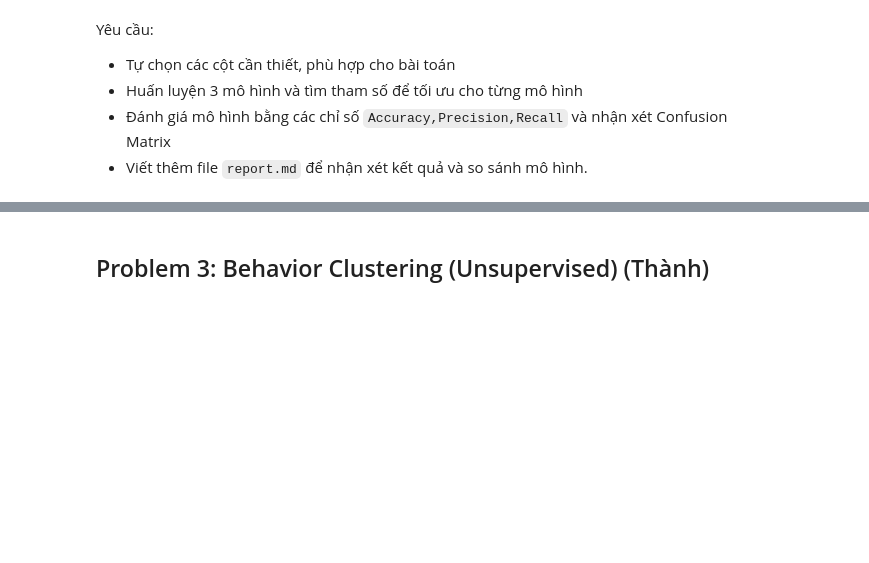
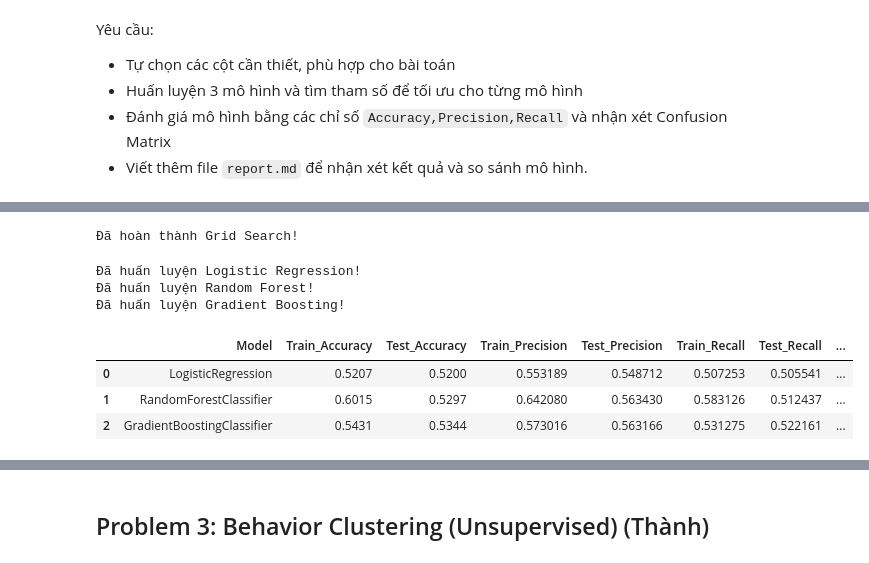
Before and after one commit to MEdan-US/Mini-Project, a Jupyter notebook: mini_project.ipynb, the cells around one changed output, grey strips where cells are left out. Saved outputs shown, nothing was run; the diff lists cells and outputs as text; code cells hidden in the pictures; blank space fills up the shorter version.

```diff
--- a/mini_project.ipynb
+++ b/mini_project.ipynb
@@ -914,0 +958,46 @@ Yêu cầu:
+# %%
+
+log_param_grid = {
+    'C': [0.1, 1, 10],
+    'solver': ['lbfgs', 'liblinear']
+}
+log_grid = GridSearchCV(LogisticRegression(max_iter=1000, random_state=42), log_param_grid, cv=5, scoring='f1_macro', n_jobs=-1)
+log_grid.fit(X_train_scaled, y_train)
+
+
+rf_param_grid = {
+    'n_estimators': [100],
+    'max_depth': [5, 8, 10],
+    'min_samples_split': [5, 10]
+}
+rf_grid = GridSearchCV(RandomForestClassifier(random_state=42), rf_param_grid, cv=5, scoring='f1_macro', n_jobs=-1)
+rf_grid.fit(X_train, y_train)
+
+
+gb_param_grid = {
+    'n_estimators': [100],
+    'learning_rate': [0.01, 0.05],
+    'max_depth': [3, 5]
+}
+gb_grid = GridSearchCV(GradientBoostingClassifier(random_state=42), gb_param_grid, cv=5, scoring='f1_macro', n_jobs=-1)
+gb_grid.fit(X_train, y_train)
+
+print("Đã hoàn thành Grid Search!")
+# %% [output]
+Đã hoàn thành Grid Search!
+# %%
+log_model = LogisticRegression(random_state=42, **log_grid.best_params_)
+log_model.fit(X_train_scaled, y_train)
+print("Đã huấn luyện Logistic Regression!")
+
+rf_model = RandomForestClassifier(random_state=42, **rf_grid.best_params_)
+rf_model.fit(X_train, y_train)
+print("Đã huấn luyện Random Forest!")
+
+gb_model = GradientBoostingClassifier(random_state=42, **gb_grid.best_params_)
+gb_model.fit(X_train, y_train)
+print("Đã huấn luyện Gradient Boosting!")
+# %% [output]
+Đã huấn luyện Logistic Regression!
+Đã huấn luyện Random Forest!
+Đã huấn luyện Gradient Boosting!
@@ -914,0 +1012,34 @@ Yêu cầu:
+# %%
+def calculate_metrics(y_test_true, y_test_pred, y_train_true, y_train_pred, model_name):
+  train_accuracy = accuracy_score(y_train_true, y_train_pred)
+  test_accuracy = accuracy_score(y_test_true, y_test_pred)
+
+  train_precision = precision_score(y_train_true, y_train_pred, average='macro')
+  test_precision = precision_score(y_test_true, y_test_pred, average='macro')
+
+  train_recall = recall_score(y_train_true, y_train_pred, average='macro')
+  test_recall = recall_score(y_test_true, y_test_pred, average='macro')
+
+  train_f1 = f1_score(y_train_true, y_train_pred, average='macro')
+  test_f1 = f1_score(y_test_true, y_test_pred, average='macro')
+  return{
+    'Model': model_name,
+    'Train_Accuracy': train_accuracy,
+    'Test_Accuracy': test_accuracy,
+    'Train_Precision': train_precision,
+    'Test_Precision': test_precision,
+    'Train_Recall': train_recall,
+    'Test_Recall': test_recall,
+    'Train_F1-Score': train_f1,
+    'Test_F1-Score': test_f1
+}
+# %%
+df_result = pd.DataFrame([(calculate_metrics(y_test,y_test_pred_log,y_train,y_train_pred_log,'LogisticRegression')),
+                          (calculate_metrics(y_test,y_test_pred_rf,y_train,y_train_pred_rf,'RandomForestClassifier')),
+                          (calculate_metrics(y_test,y_test_pred_gb,y_train,y_train_pred_gb,'GradientBoostingClassifier'))])
+df_result
+# %% [output]
+|  | Model | Train_Accuracy | Test_Accuracy | Train_Precision | Test_Precision | Train_Recall | Test_Recall | ... |
+| 0 | LogisticRegression | 0.5207 | 0.5200 | 0.553189 | 0.548712 | 0.507253 | 0.505541 | ... |
+| 1 | RandomForestClassifier | 0.6015 | 0.5297 | 0.642080 | 0.563430 | 0.583126 | 0.512437 | ... |
+| 2 | GradientBoostingClassifier | 0.5431 | 0.5344 | 0.573016 | 0.563166 | 0.531275 | 0.522161 | ... |
```
Also changed, not shown: parts of 13 cells of this notebook.
